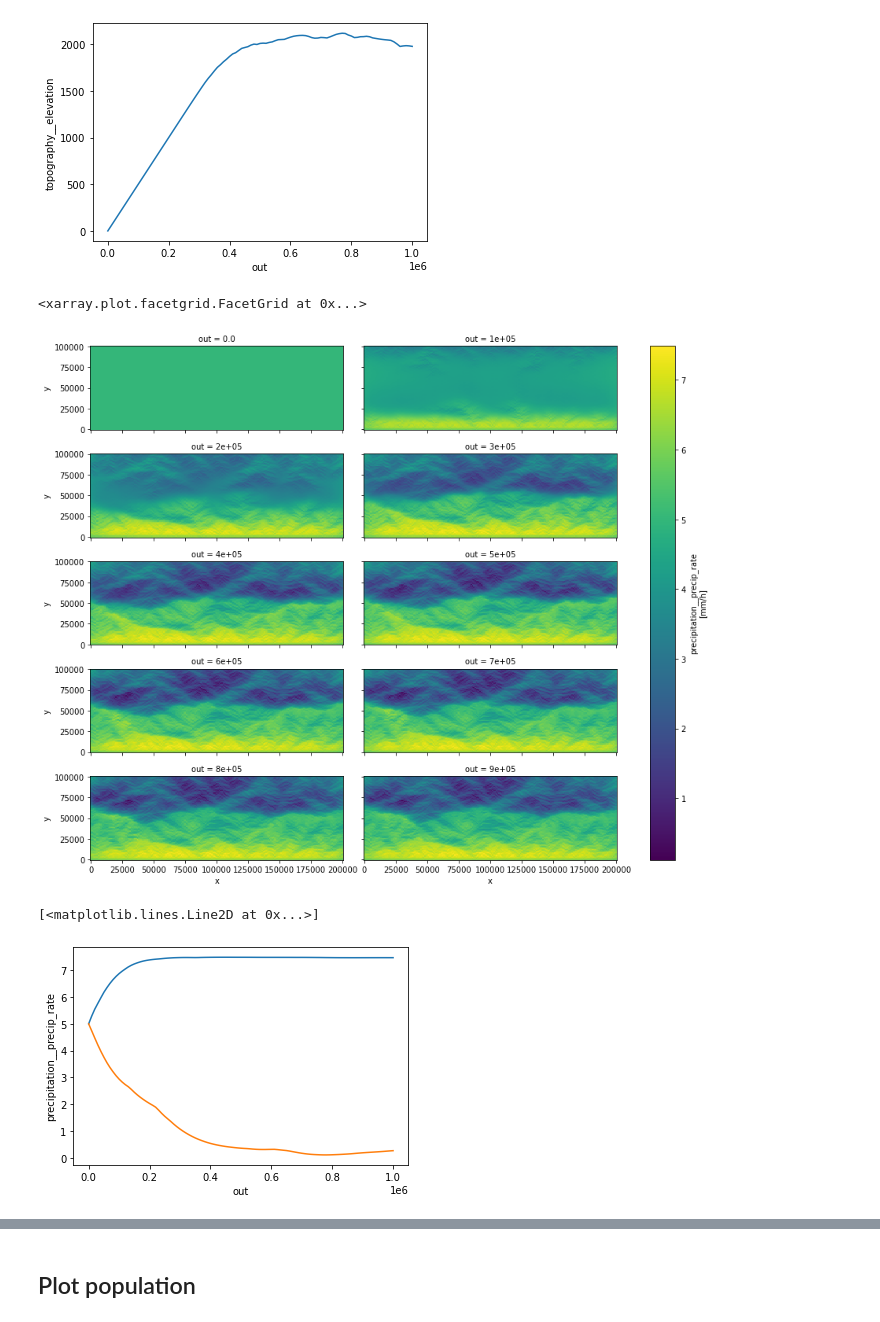
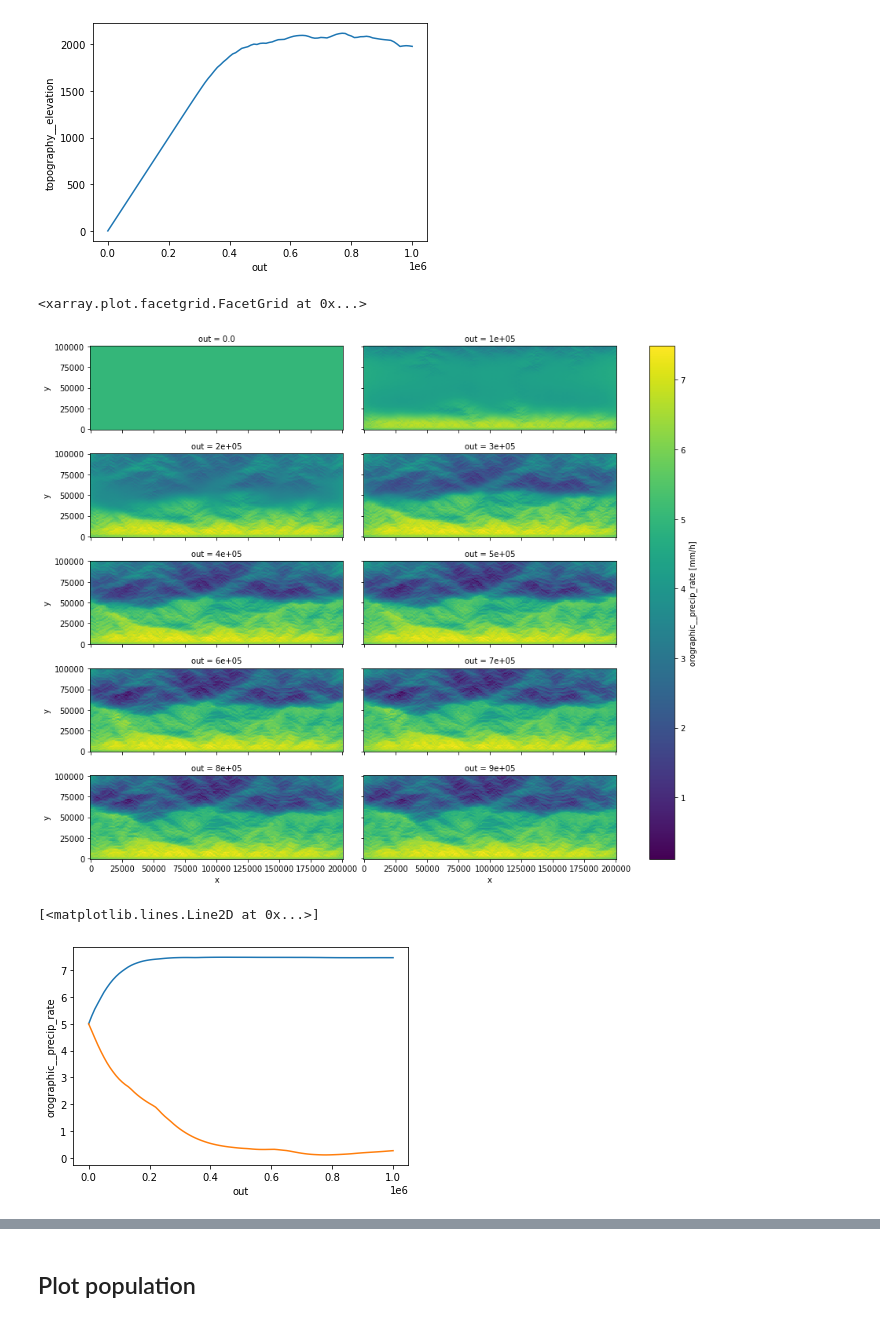
Before and after one commit to fastscape-lem/adascape, a Jupyter notebook: notebooks/coupled_speciation-LEM.ipynb, the cells around one changed output, grey strips where cells are left out. Cells and saved outputs as stored; diff of their text form; code cells hidden in the pictures.

```diff
--- a/notebooks/coupled_speciation-LEM.ipynb
+++ b/notebooks/coupled_speciation-LEM.ipynb
@@ -27,10 +27,10 @@ model = basic_model.update_processes({
     'trait_elev':FastscapeElevationTrait,
     'trait_prep':FastscapePrecipitationTrait,
     'life_env': CompoundEnvironment,
-    'elevation':ElevationEnvField,
-    'precip': PrecipitationField,
+    'elev_field':ElevationEnvField,
+    'prec_field': PrecipitationField,
     'random': RandomSeedFederation,
-    'precipitation': OrographicPrecipitation,
+    'orographic': OrographicPrecipitation,
     'drainage': OrographicDrainageDischarge
 })
 
@@ -80,7 +80,7 @@ in_ds = xs.create_setup(
         'diffusion__diffusivity': 3e-2,
         'init_topography__seed': random_seed,
         'random':{'seed': random_seed},
-        'precipitation':{
+        'orographic':{
             'rainfall_frequency':0.1,
             'latitude': 10,
             'precip_base': 5,
@@ -110,12 +110,12 @@ in_ds = xs.create_setup(
             'sigma_mut': 0.05,
             'sigma_env_trait': 0.5,
             'random_seed':random_seed,
-            'distance_value':0.6
+            'distance_value':0.1
         }
     },
     output_vars={
         'topography__elevation': 'out',
-        'precipitation__precip_rate':'out',
+        'orographic__precip_rate':'out',
         'life__x': 'out',
         'life__y': 'out',
         'life__traits': 'out',
@@ -141,16 +141,16 @@ out_ds.topography__elevation.max(('x', 'y')).plot()
 [<matplotlib.lines.Line2D at 0x...>]
 [figure]
 # %%
-out_ds.sel(out=time_sel).precipitation__precip_rate.plot(col='out', col_wrap=2, figsize=(13, 10))
+out_ds.sel(out=time_sel).orographic__precip_rate.plot(col='out', col_wrap=2, figsize=(13, 10))
 # %% [output]
 <xarray.plot.facetgrid.FacetGrid at 0x...>
-[figure, old version]
+[figure, new version]
 # %%
-out_ds.precipitation__precip_rate.max(('x', 'y')).plot()
-out_ds.precipitation__precip_rate.min(('x', 'y')).plot()
+out_ds.orographic__precip_rate.max(('x', 'y')).plot()
+out_ds.orographic__precip_rate.min(('x', 'y')).plot()
 # %% [output]
 [<matplotlib.lines.Line2D at 0x...>]
-[figure, old version]
+[figure, new version]
 # %%
 def get_dataframe(ds):
     individuals_data = {}
```
Also changed, not shown: parts of 13 cells of this notebook, 6 other files.
